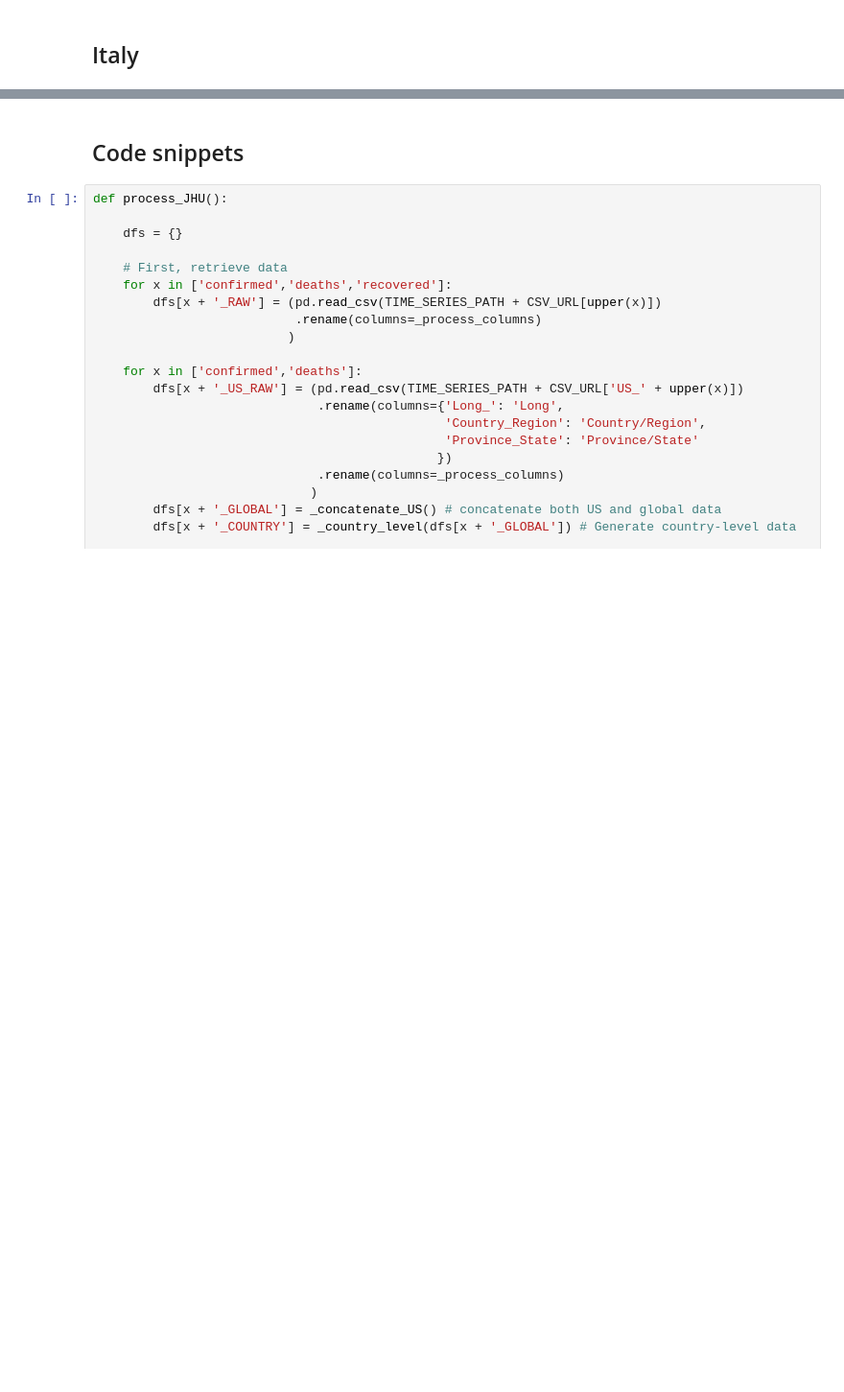
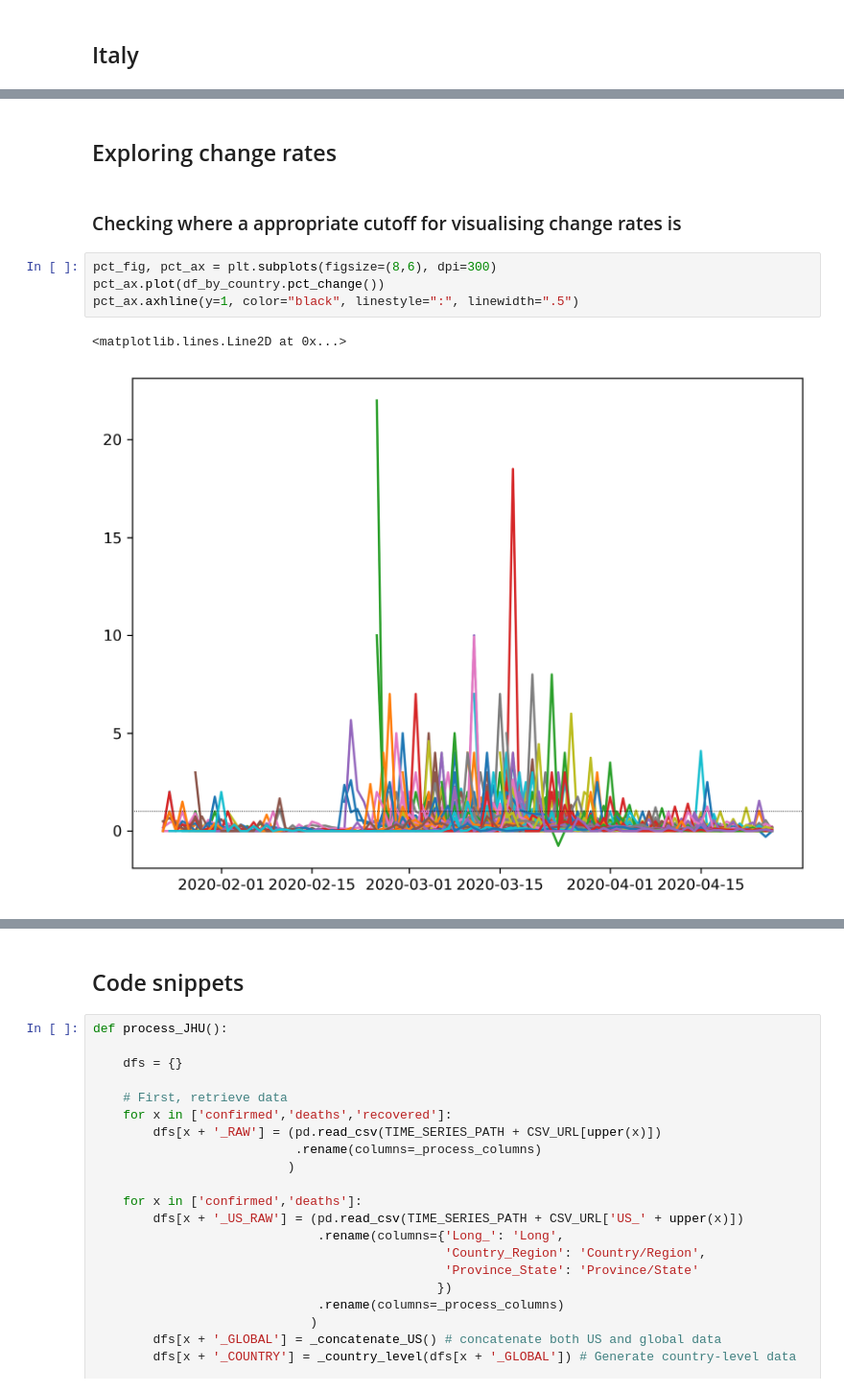
Before and after one commit to jaysttw/covid-19-analyses, a Jupyter notebook: COVID-19.ipynb, the cells around one changed output, grey strips where cells are left out. Shown at 96% size. Saved outputs shown, nothing was run; the diff lists cells and outputs as text; blank space fills up the shorter version.

```diff
--- a/COVID-19.ipynb
+++ b/COVID-19.ipynb
@@ -229,0 +243,11 @@ cases_and_rate(df_by_country['Italy'])
+# %% [markdown]
+## Exploring change rates
+# %% [markdown]
+### Checking where a appropriate cutoff for visualising change rates is
+# %%
+pct_fig, pct_ax = plt.subplots(figsize=(8,6), dpi=300)
+pct_ax.plot(df_by_country.pct_change())
+pct_ax.axhline(y=1, color="black", linestyle=":", linewidth=".5")
+# %% [output]
+<matplotlib.lines.Line2D at 0x...>
+[figure, added]
```
Also changed, not shown: parts of 39 cells of this notebook.
